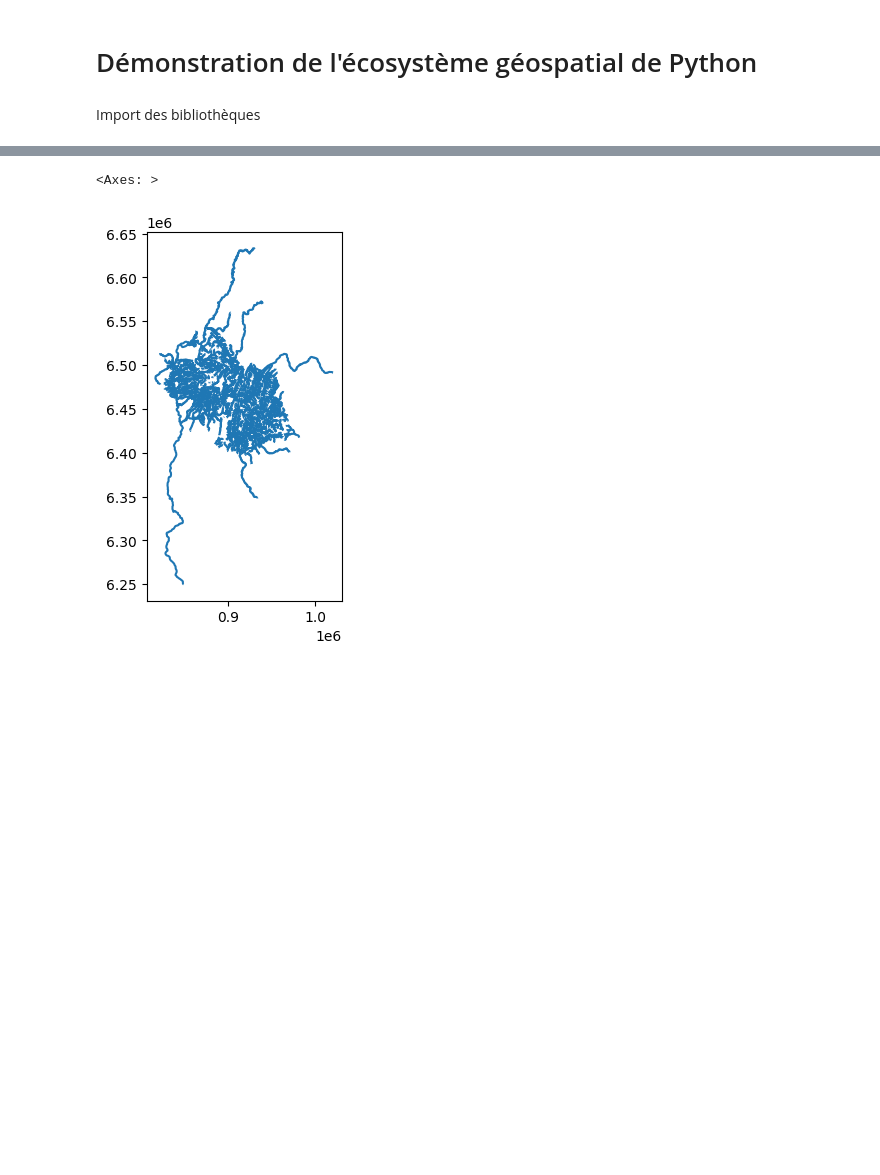
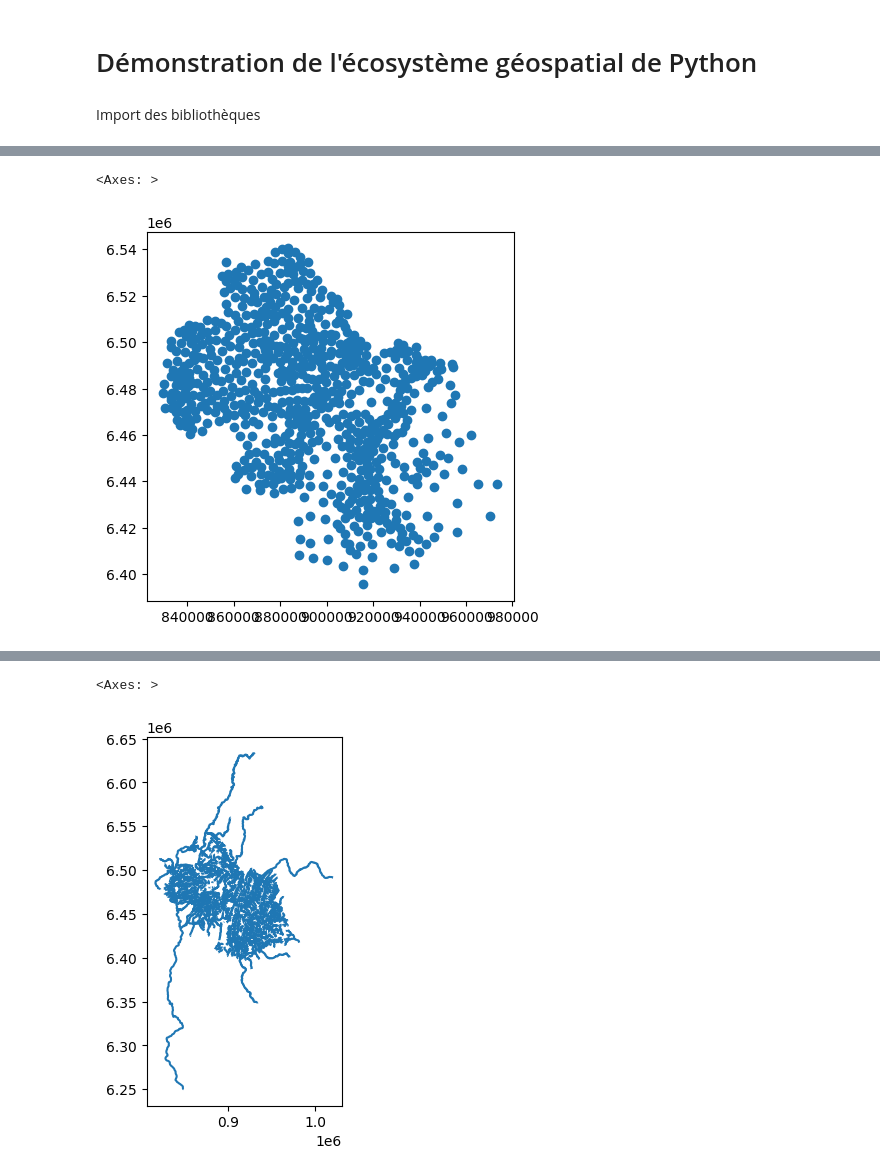
Before and after one commit to riatecom/Formation-Python-OFB, a Jupyter notebook: notebooks/geopandas-rasterio demo.ipynb, the cells around one changed output, grey strips where cells are left out. Saved outputs shown, nothing was run; the diff lists cells and outputs as text; code cells hidden in the pictures; blank space fills up the shorter version.

```diff
--- a/notebooks/geopandas-rasterio demo.ipynb
+++ b/notebooks/geopandas-rasterio demo.ipynb
@@ -7,0 +47,6 @@ import rasterio as rio
+# %%
+centroids = communes.centroid
+centroids.plot()
+# %% [output]
+<Axes: >
+[figure, added]
```
Also changed, not shown: parts of 13 cells of this notebook, 10 other files.
